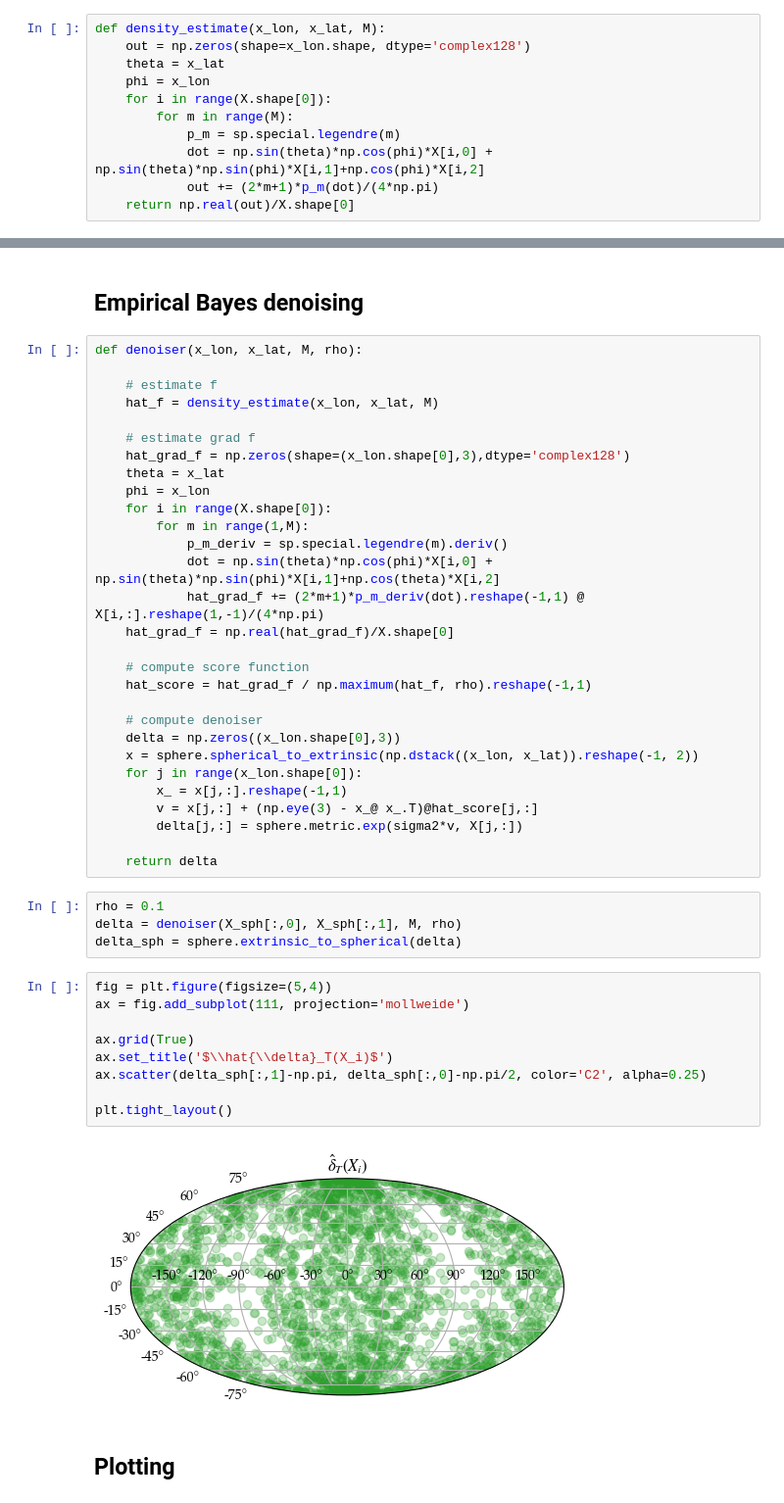
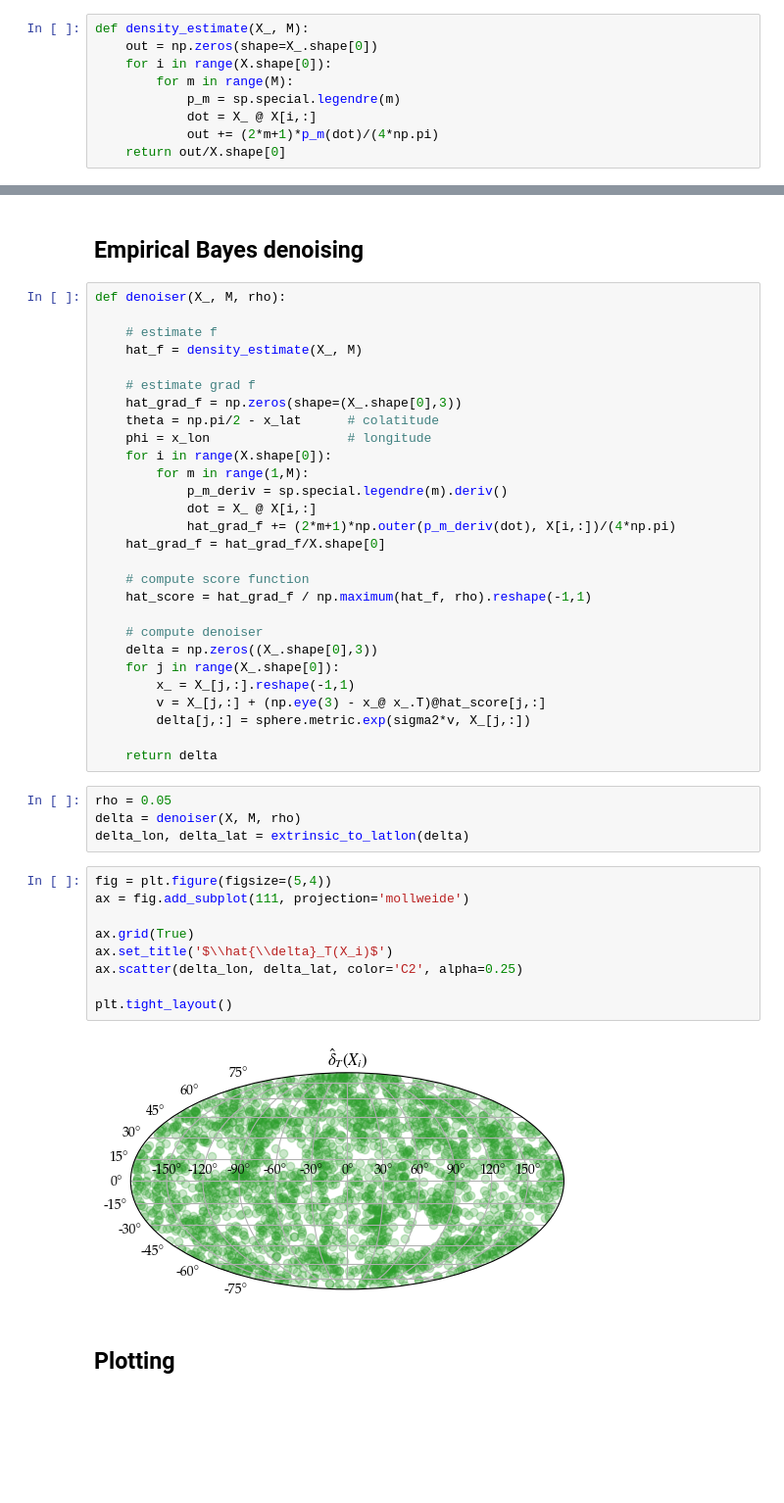
Before and after one commit to aqjaffe/RiemannianEB, a Jupyter notebook: appl_astro.ipynb, the cells around one changed output, grey strips where cells are left out. Shown at 98% size. Drawn from its saved outputs; the diff is of its cells as text; blank space fills up the shorter version.

```diff
--- a/appl_astro.ipynb
+++ b/appl_astro.ipynb
@@ -45,14 +55,12 @@ plt.savefig('astro_data.pdf')
 # %% [markdown]
 ## Density estimation
 # %%
-def density_estimate(x_lon, x_lat, M):
-    out = np.zeros(shape=x_lon.shape, dtype='complex128')
-    theta = x_lat
-    phi = x_lon
+def density_estimate(X_, M):
+    out = np.zeros(shape=X_.shape[0])
     for i in range(X.shape[0]):
         for m in range(M):
             p_m = sp.special.legendre(m)
-            dot = np.sin(theta)*np.cos(phi)*X[i,0] + np.sin(theta)*np.sin(phi)*X[i,1]+np.cos(phi)*X[i,2]
+            dot = X_ @ X[i,:]
             out += (2*m+1)*p_m(dot)/(4*np.pi)
-    return np.real(out)/X.shape[0]
+    return out/X.shape[0]
 # %%
@@ -88,49 +118,48 @@ Text(0.5, 1.0, '$\\hat{f}(\\cdot)$')
 # %% [markdown]
 ## Empirical Bayes denoising
 # %%
-def denoiser(x_lon, x_lat, M, rho):
+def denoiser(X_, M, rho):
 
     # estimate f
-    hat_f = density_estimate(x_lon, x_lat, M)
+    hat_f = density_estimate(X_, M)
 
     # estimate grad f
-    hat_grad_f = np.zeros(shape=(x_lon.shape[0],3),dtype='complex128')
-    theta = x_lat
-    phi = x_lon
+    hat_grad_f = np.zeros(shape=(X_.shape[0],3))
+    theta = np.pi/2 - x_lat      # colatitude
+    phi = x_lon                  # longitude
     for i in range(X.shape[0]):
         for m in range(1,M):
             p_m_deriv = sp.special.legendre(m).deriv()
-            dot = np.sin(theta)*np.cos(phi)*X[i,0] + np.sin(theta)*np.sin(phi)*X[i,1]+np.cos(theta)*X[i,2]
-            hat_grad_f += (2*m+1)*p_m_deriv(dot).reshape(-1,1) @ X[i,:].reshape(1,-1)/(4*np.pi)
-    hat_grad_f = np.real(hat_grad_f)/X.shape[0]
+            dot = X_ @ X[i,:]
+            hat_grad_f += (2*m+1)*np.outer(p_m_deriv(dot), X[i,:])/(4*np.pi)
+    hat_grad_f = hat_grad_f/X.shape[0]
 
     # compute score function
     hat_score = hat_grad_f / np.maximum(hat_f, rho).reshape(-1,1)
 
     # compute denoiser
-    delta = np.zeros((x_lon.shape[0],3))
-    x = sphere.spherical_to_extrinsic(np.dstack((x_lon, x_lat)).reshape(-1, 2))
-    for j in range(x_lon.shape[0]):
-        x_ = x[j,:].reshape(-1,1)
-        v = x[j,:] + (np.eye(3) - x_@ x_.T)@hat_score[j,:]
-        delta[j,:] = sphere.metric.exp(sigma2*v, X[j,:])
+    delta = np.zeros((X_.shape[0],3))
+    for j in range(X_.shape[0]):
+        x_ = X_[j,:].reshape(-1,1)
+        v = X_[j,:] + (np.eye(3) - x_@ x_.T)@hat_score[j,:]
+        delta[j,:] = sphere.metric.exp(sigma2*v, X_[j,:])
 
     return delta
 # %%
-rho = 0.1
-delta = denoiser(X_sph[:,0], X_sph[:,1], M, rho)
-delta_sph = sphere.extrinsic_to_spherical(delta)
+rho = 0.05
+delta = denoiser(X, M, rho)
+delta_lon, delta_lat = extrinsic_to_latlon(delta)
 # %%
 fig = plt.figure(figsize=(5,4))
 ax = fig.add_subplot(111, projection='mollweide')
 
 ax.grid(True)
 ax.set_title('$\\hat{\\delta}_T(X_i)$')
-ax.scatter(delta_sph[:,1]-np.pi, delta_sph[:,0]-np.pi/2, color='C2', alpha=0.25)
+ax.scatter(delta_lon, delta_lat, color='C2', alpha=0.25)
 
 plt.tight_layout()
 # %% [output]
-[figure, old version]
+[figure, new version]
 # %% [markdown]
 ## Plotting
 # %%
```
Also changed, not shown: parts of 9 cells of this notebook, 4 other files.
